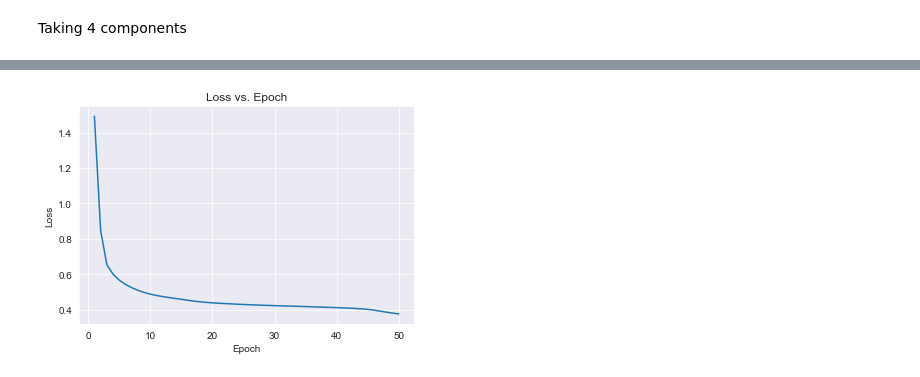
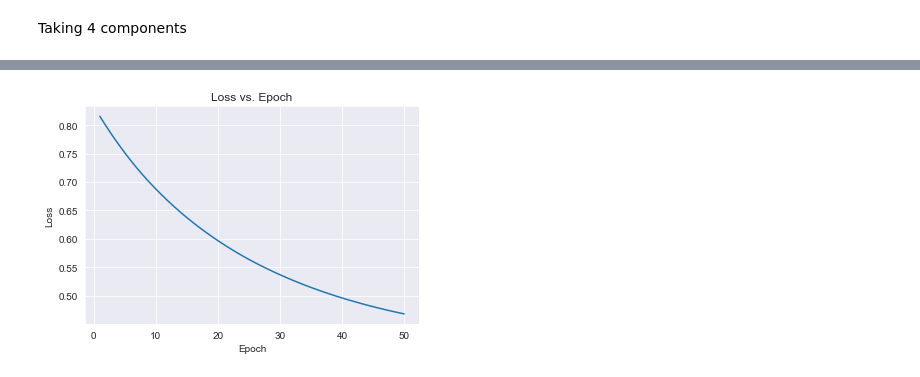
Before and after one commit to Delayma-ML/Delayma, a Jupyter notebook: Log_reg_classfication.ipynb, the cells around one changed output, grey strips where cells are left out. Cells and saved outputs as stored; diff of their text form; code cells hidden in the pictures.

Commit message:
model 2 training done

```diff
--- a/Log_reg_classfication.ipynb
+++ b/Log_reg_classfication.ipynb
@@ -50,6 +55,11 @@ pca = PCA(n_components=4)
 x = pca.fit_transform(x)
 
 X_train, X_test, y_train, y_test = train_test_split(x, y, test_size=0.2, random_state=42)
+# standardize the data
+scaler = StandardScaler()
+X_train = scaler.fit_transform(X_train)
+X_test = scaler.transform(X_test)
+
 # change to numpy
 print(type(X_train), type(y_train), type(X_test), type(y_test))
 # chnage to tensor
@@ -73,6 +83,10 @@ class LogisticRegressionModel(nn.Module):
         self.relu2 = nn.ReLU()
         self.fc3 = nn.Linear(4, 1)
         self.sigmoid = nn.Sigmoid()  # Sigmoid activation for binary classification
+    #     initialize weights
+        nn.init.xavier_uniform_(self.fc1.weight)
+        nn.init.xavier_uniform_(self.fc2.weight)
+        nn.init.xavier_uniform_(self.fc3.weight)
 
     def forward(self, x):
         x = self.relu1(self.fc1(x))
@@ -153,4 +167,4 @@ fc3.bias: tensor([-0.5100])
-[figure, old version]
+[figure, new version]
 # %%
 # save this model criterion and optimizer
 # torch.save({
```
Also changed, not shown: parts of 9 cells of this notebook, 4 other files.
